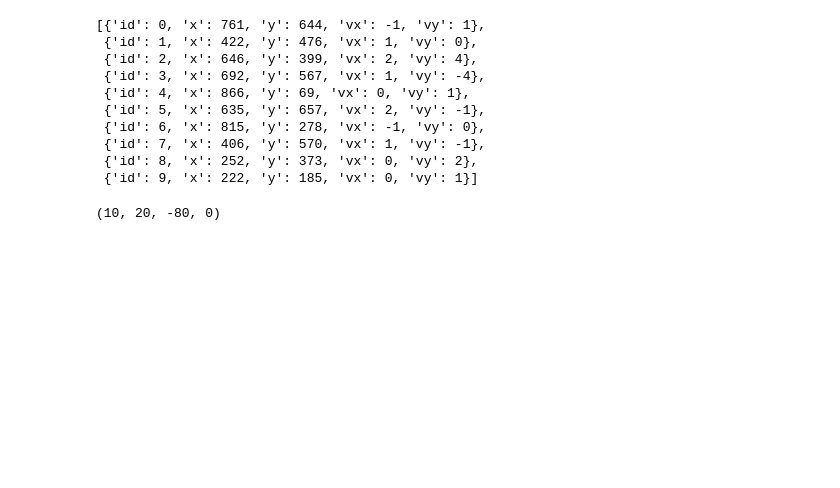
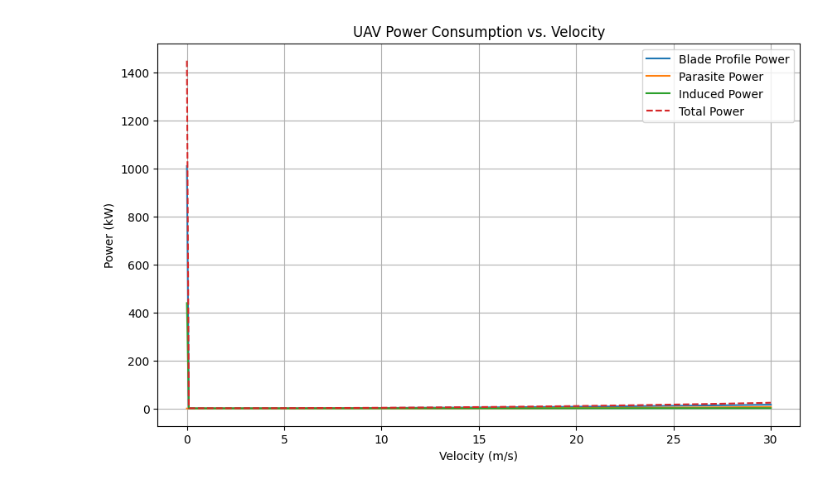
Before and after one commit to Kyounghun384929/UAV_RSSI_Localization, a Jupyter notebook: test.ipynb, the cells around one changed output. Cells and saved outputs as stored; diff of their text form; code cells hidden in the pictures; blank space fills up the shorter version.

```diff
--- a/test.ipynb
+++ b/test.ipynb
@@ -17,13 +0,0 @@ for i in range(num_objects):
-# %%
-Gobjects
-# %% [output]
-[{'id': 0, 'x': 761, 'y': 644, 'vx': -1, 'vy': 1},
- {'id': 1, 'x': 422, 'y': 476, 'vx': 1, 'vy': 0},
- {'id': 2, 'x': 646, 'y': 399, 'vx': 2, 'vy': 4},
- {'id': 3, 'x': 692, 'y': 567, 'vx': 1, 'vy': -4},
- {'id': 4, 'x': 866, 'y': 69, 'vx': 0, 'vy': 1},
- {'id': 5, 'x': 635, 'y': 657, 'vx': 2, 'vy': -1},
- {'id': 6, 'x': 815, 'y': 278, 'vx': -1, 'vy': 0},
- {'id': 7, 'x': 406, 'y': 570, 'vx': 1, 'vy': -1},
- {'id': 8, 'x': 252, 'y': 373, 'vx': 0, 'vy': 2},
- {'id': 9, 'x': 222, 'y': 185, 'vx': 0, 'vy': 1}]
@@ -34,4 +1,43 @@ for obj in Gobjects:
-# %%
-Gobjects[0][list(Gobjects[0].keys())[-3]]
-# %% [output]
-(10, 20, -80, 0)
+# %%
+import math
+import matplotlib.pyplot as plt
+
+# Parameter values from the paper
+K = 570
+r = 1.225
+F = 0.4
+m = 5
+g = 9.81
+A = 0.25
+
+# UAV velocity values (0 to 30 m/s with 0.1 m/s intervals)
+v_values = [v / 10 for v in range(0, 301)]
+
+# Lists to store power consumption values
+P_blade = []
+P_parasite = []
+P_induced = []
+P_total = []
+
+# Calculate power consumption for each velocity value
+for v in v_values:
+    # Calculate induced velocity (vi) using Equation (12)
+    if v == 0:
+        vi = math.sqrt((m*g)/(2*r*A))  # Special case for hovering (v=0)
+    else:
+        vi = math.sqrt((v**2 + math.sqrt(v**4 + (m*g/(r*A))**2))/2)
+
+    # Calculate power components
+    if v == 0:
+        P_blade.append(K + ((m*g)**(3/2))/(math.sqrt(2*r*A)))  # Equation (14) for hovering
+        P_parasite.append(0)  # No parasite power when hovering
+        P_induced.append(m * g * vi)
+    else:
+        P_blade.append((K + 3 * K * (v**2) / (10**2)) / 1000)  # Equation (9) for non-hovering (use 10 as vb)
+        P_parasite.append((0.5 * r * v**3 * F) / 1000)  # Equation (10)
+        P_induced.append((m * g * vi) / 1000)  # Equation (11)
+
+    # Calculate total power using Equation (13)
+    P_total.append(P_blade[-1] + P_parasite[-1] + P_induced[-1])
+# %% [output]
+[figure, added]
```
Also changed, not shown: parts of 3 cells of this notebook, 8 other files.
